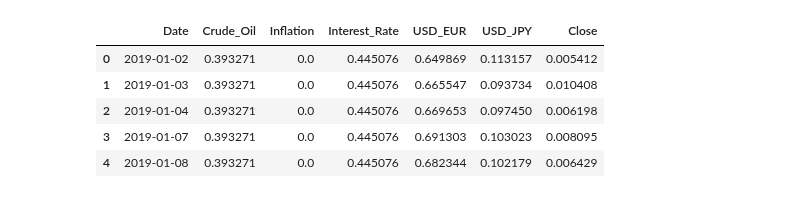
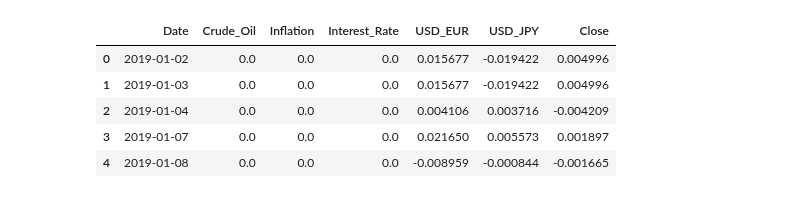
Before and after one commit to sejfovskienes/training_model, a Jupyter notebook: last_training/train.ipynb, the cells around one changed output. Cells and saved outputs as stored; diff of their text form; code cells hidden in the pictures.

```diff
--- a/last_training/train.ipynb
+++ b/last_training/train.ipynb
@@ -5,12 +10,12 @@ import matplotlib.pyplot as plt
 # %%
-path = 'gold_data_scaled.csv'
+path = 'gold_data_scaled_stationary.csv'
 df = pd.read_csv(path)
-df = df.df = df.sort_values('Date').reset_index(drop=True)
+df = df.sort_values('Date').reset_index(drop=True)
 df.head()
 # %% [output]
 |  | Date | Crude_Oil | Inflation | Interest_Rate | USD_EUR | USD_JPY | Close |
-| 0 | 2019-01-02 | 0.393271 | 0.0 | 0.445076 | 0.649869 | 0.113157 | 0.005412 |
-| 1 | 2019-01-03 | 0.393271 | 0.0 | 0.445076 | 0.665547 | 0.093734 | 0.010408 |
-| 2 | 2019-01-04 | 0.393271 | 0.0 | 0.445076 | 0.669653 | 0.097450 | 0.006198 |
-| 3 | 2019-01-07 | 0.393271 | 0.0 | 0.445076 | 0.691303 | 0.103023 | 0.008095 |
-| 4 | 2019-01-08 | 0.393271 | 0.0 | 0.445076 | 0.682344 | 0.102179 | 0.006429 |
+| 0 | 2019-01-02 | 0.0 | 0.0 | 0.0 | 0.015677 | -0.019422 | 0.004996 |
+| 1 | 2019-01-03 | 0.0 | 0.0 | 0.0 | 0.015677 | -0.019422 | 0.004996 |
+| 2 | 2019-01-04 | 0.0 | 0.0 | 0.0 | 0.004106 | 0.003716 | -0.004209 |
+| 3 | 2019-01-07 | 0.0 | 0.0 | 0.0 | 0.021650 | 0.005573 | 0.001897 |
+| 4 | 2019-01-08 | 0.0 | 0.0 | 0.0 | -0.008959 | -0.000844 | -0.001665 |
```
Also changed, not shown: parts of 14 cells of this notebook, 5 other files.
